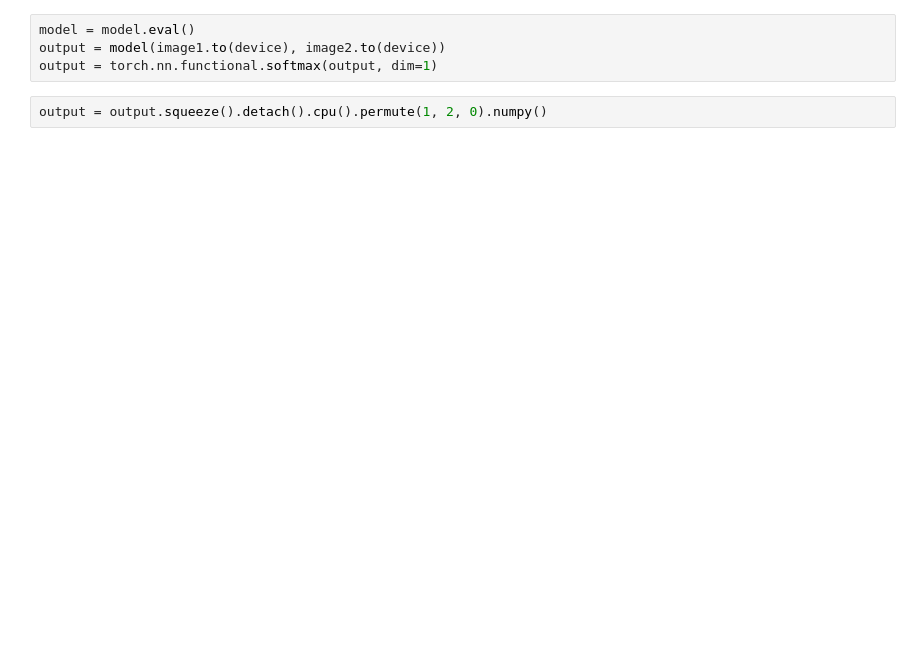
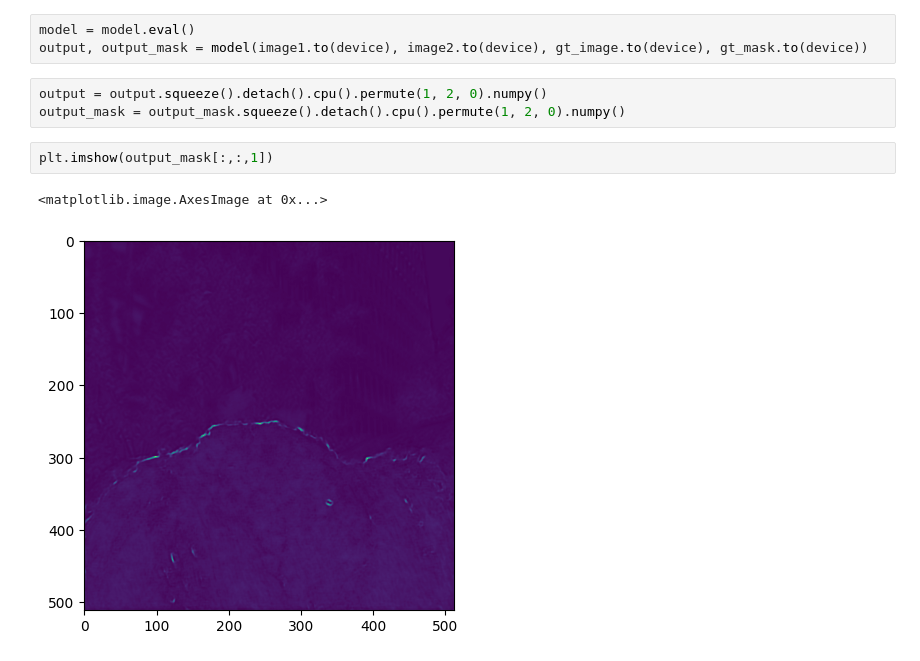
Before and after one commit to ANIRUDHAN101/imageFusion.github.io, a Jupyter notebook: model_inspection.ipynb, the cells around one changed output. Saved outputs shown, nothing was run; the diff lists cells and outputs as text; blank space fills up the shorter version.

```diff
--- a/model_inspection.ipynb
+++ b/model_inspection.ipynb
@@ -57,8 +65,13 @@ model.load_state_dict(torch.load('/home/anirudhan/project/image-fusion/results/c
 <All keys matched successfully>
 # %%
 model = model.eval()
-output = model(image1.to(device), image2.to(device))
-output = torch.nn.functional.softmax(output, dim=1)
+output, output_mask = model(image1.to(device), image2.to(device), gt_image.to(device), gt_mask.to(device))
 # %%
 output = output.squeeze().detach().cpu().permute(1, 2, 0).numpy()
+output_mask = output_mask.squeeze().detach().cpu().permute(1, 2, 0).numpy()
+# %%
+plt.imshow(output_mask[:,:,1])
+# %% [output]
+<matplotlib.image.AxesImage at 0x...>
+[figure, added]
 # %%
```
Also changed, not shown: parts of 5 cells of this notebook, 6 other files.
